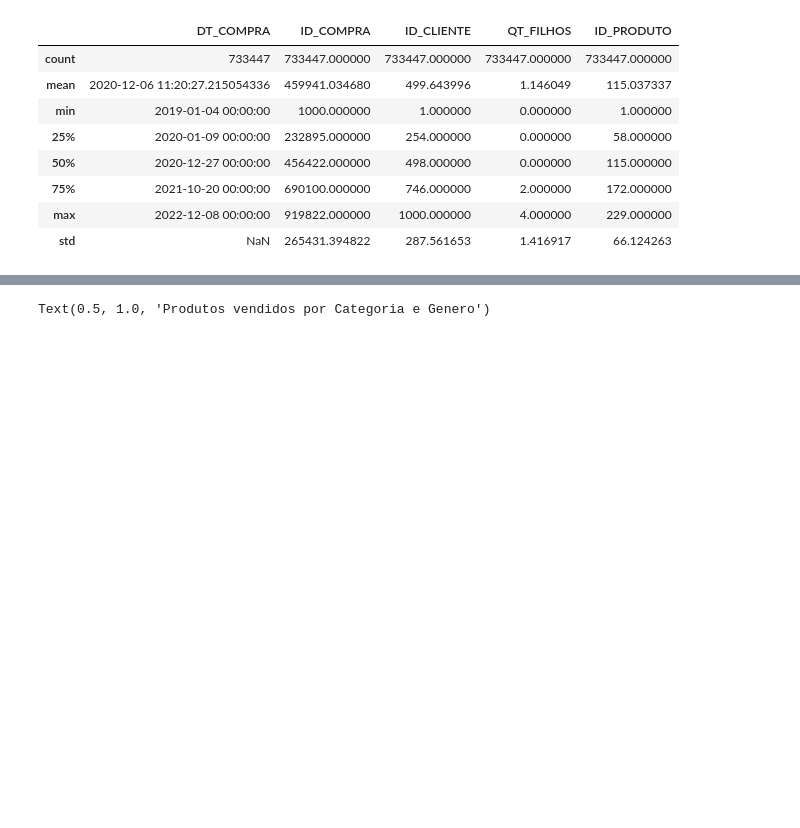
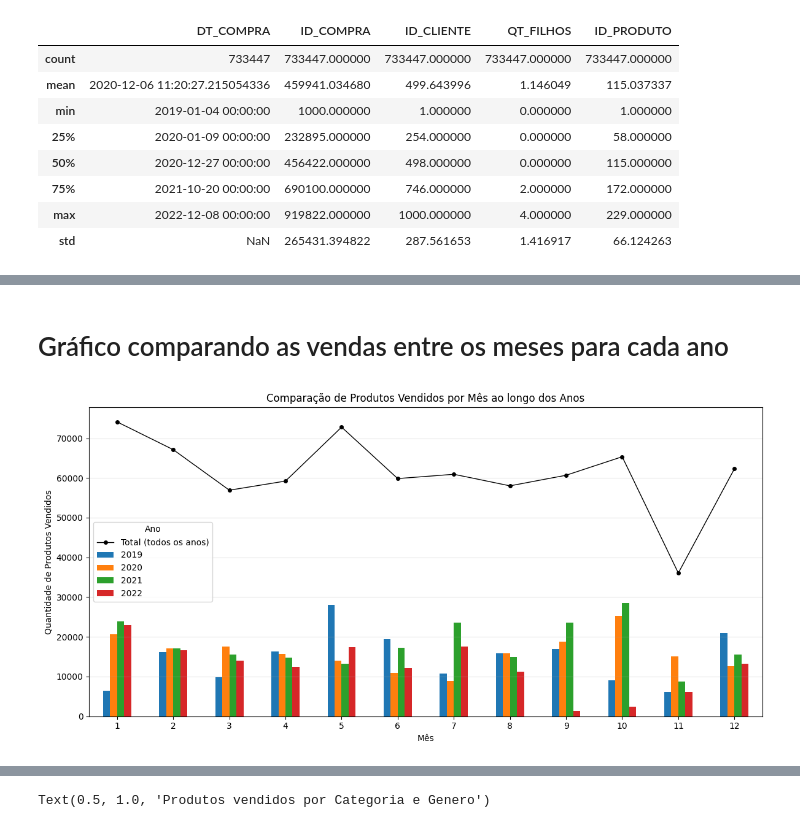
Before and after one commit to valebaggiosj/Miniprojeto_Valeria_T3, a Jupyter notebook: miniprojeto-valeria-t3.ipynb, the cells around one changed output, grey strips where cells are left out. Cells and saved outputs as stored; diff of their text form; code cells hidden in the pictures; blank space fills up the shorter version.

```diff
--- a/miniprojeto-valeria-t3.ipynb
+++ b/miniprojeto-valeria-t3.ipynb
@@ -350,0 +400,40 @@ print(vendas_por_mes)
+# %% [markdown]
+# Gráfico comparando as vendas entre os meses para cada ano
+# %%
+# Montando com ajuda de IA
+
+# Extrai ano e mês separadamente
+df['ANO'] = df['DT_COMPRA'].dt.year
+df['MES'] = df['DT_COMPRA'].dt.month
+
+# Agrupa por ano e mês, contabilizando os produtos vendidos
+evolucao_mensal = df.groupby(['ANO', 'MES']).agg(
+    TOTAL_PROD_VENDIDOS=('ID_PRODUTO', 'count')
+).reset_index()
+
+# Faz o pivot: meses no eixo x e anos nas colunas coloridas
+pivot_evolucao = evolucao_mensal.pivot(index='MES', columns='ANO', values='TOTAL_PROD_VENDIDOS')
+
+# Cria a figura e o eixo
+fig, ax = plt.subplots(figsize=(12, 6))
+
+# Gráfico de barras agrupadas
+pivot_evolucao.plot(kind='bar', ax=ax)
+
+# Linha fina mostrando o total (soma de todos os anos) por mês
+total_por_mes = pivot_evolucao.sum(axis=1)
+ax.plot(range(len(total_por_mes)), total_por_mes.values,
+        color='black', linewidth=1, linestyle='-', marker='o', markersize=4,
+        label='Total (todos os anos)')
+
+ax.set_xlabel('Mês')
+ax.set_ylabel('Quantidade de Produtos Vendidos')
+ax.set_title('Comparação de Produtos Vendidos por Mês ao longo dos Anos')
+ax.set_xticklabels(pivot_evolucao.index, rotation=0)
+ax.legend(title='Ano')
+ax.grid(True, axis='y', alpha=0.3)
+
+plt.tight_layout()
+plt.show()
+# %% [output]
+[figure, added]
```
Also changed, not shown: parts of 14 cells of this notebook.
